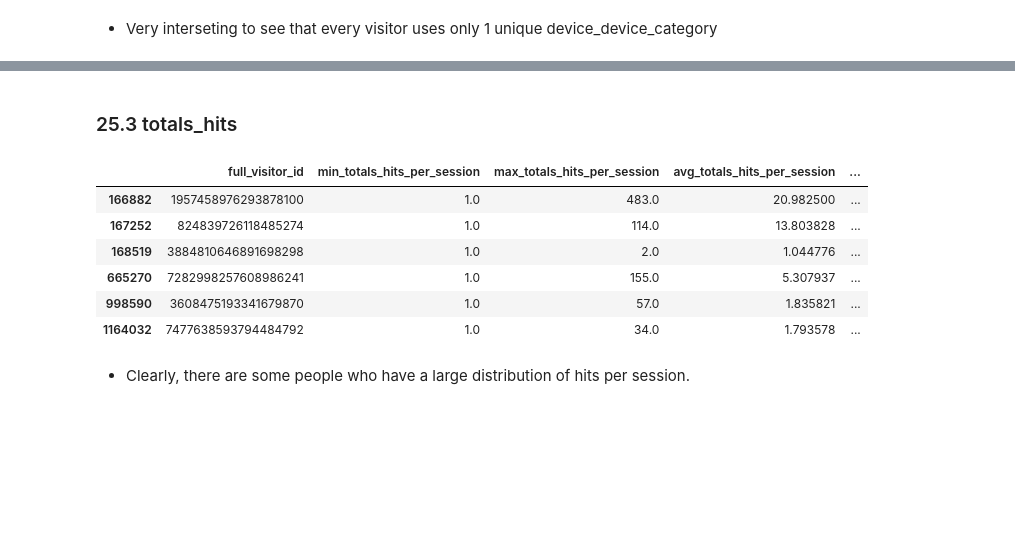
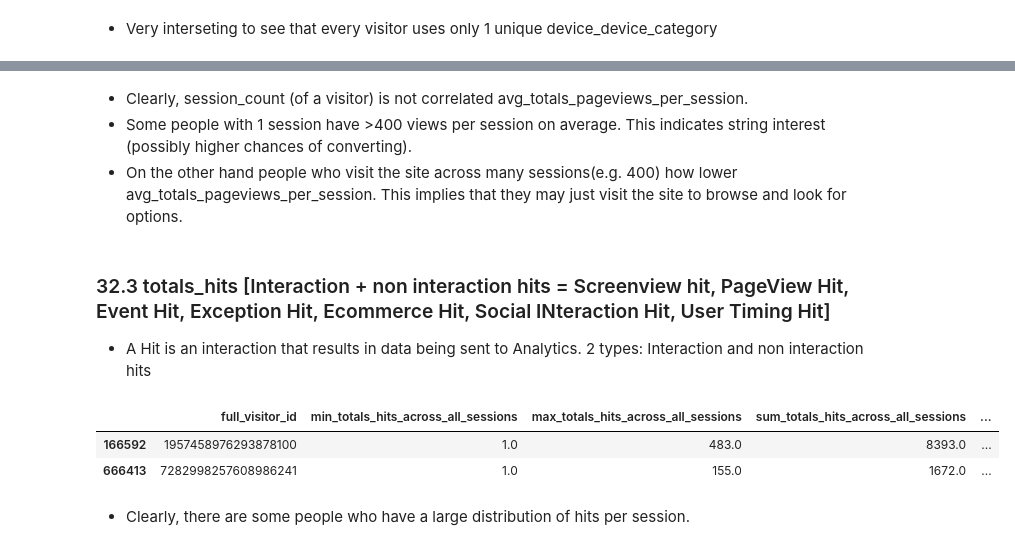
Before and after one commit to hardiksahi/MachineLearning, a Jupyter notebook: kaggle/google-analytics-propensity/notebooks/1_EDA.ipynb, the cells around one changed output, grey strips where cells are left out. Drawn from its saved outputs; the diff is of its cells as text; code cells hidden in the pictures; blank space fills up the shorter version.

```diff
--- a/kaggle/google-analytics-propensity/notebooks/1_EDA.ipynb
+++ b/kaggle/google-analytics-propensity/notebooks/1_EDA.ipynb
@@ -257,11 +257,15 @@ def get_separator_separated_values_for_column(con, table_name, count_column_name
         res_df = con.execute(f"select {group_by_column_name}, array_to_string(list_sort(string_split(STRING_AGG(DISTINCT({count_column_name}), '{separator}'), '{separator}')), '{separator}') AS concatenated_unique_{count_column_name} from {table_name} group by {group_by_column_name}").df()
         return res_df
 # %%
-def get_aggregates_for_numerical_variable_using_groupby_column(con, table_name, numeric_column_name, group_by_column_list, is_per_session=True):
-    if isinstance(group_by_column_list, list):
-        group_by_column_name = ','.join(group_by_column_list)
-    if is_per_session:
-        return con.execute(f"select {group_by_column_name}, min(CAST({numeric_column_name} AS DOUBLE)) AS min_{numeric_column_name}_per_session, max(CAST({numeric_column_name} AS DOUBLE)) AS max_{numeric_column_name}_per_session, avg(CAST({numeric_column_name} AS DOUBLE)) AS avg_{numeric_column_name}_per_session, median(CAST({numeric_column_name} AS DOUBLE)) AS median_{numeric_column_name}_per_session, COUNT(*) AS row_count from {table_name} group by {group_by_column_name};").df()
+# def get_aggregates_for_numerical_variable_using_groupby_column(con, table_name, numeric_column_name, group_by_column_list, analysis_type='session'):
+#     if isinstance(group_by_column_list, list):
+#         group_by_column_name = ','.join(group_by_column_list)
+#     if analysis_type == 'session':
+#         ## Step 1: Get session level data
+#         ##con.execute(f"select full_visitor_id, unique_session_identifier, sum(CAST(totals_visits AS DOUBLE)) AS tt from intermediate_train_data group by full_visitor_id, unique_session_identifier;").df()
+#         return con.execute(f"select {group_by_column_name}, min(CAST({numeric_column_name} AS DOUBLE)) AS min_{numeric_column_name}_per_session, max(CAST({numeric_column_name} AS DOUBLE)) AS max_{numeric_column_name}_per_session, SUM(CAST({numeric_column_name} AS DOUBLE)) AS sum_{numeric_column_name}, AVG(COALESCE(CAST({numeric_column_name} AS DOUBLE), 0)) AS avg_{numeric_column_name}_per_session, median(CAST({numeric_column_name} AS DOUBLE)) AS median_{numeric_column_name}_per_session, COUNT(visit_number) AS session_count from {table_name} group by {group_by_column_name};").df()
+#     elif analysis_type == 'store_visit':
+#         return con.execute(f"select {group_by_column_name}, min(CAST({numeric_column_name} AS DOUBLE)) AS min_{numeric_column_name}_per_session, max(CAST({numeric_column_name} AS DOUBLE)) AS max_{numeric_column_name}_per_session, SUM(CAST({numeric_column_name} AS DOUBLE)) AS sum_{numeric_column_name}, AVG(COALESCE(CAST({numeric_column_name} AS DOUBLE), 0)) AS avg_{numeric_column_name}_per_session, median(CAST({numeric_column_name} AS DOUBLE)) AS median_{numeric_column_name}_per_session, COUNT(visit_number) AS session_count from {table_name} group by {group_by_column_name};").df()
 # %% [markdown]
 ## Create a connection to duckdb file and register intermediate data that is the result of handle_raw_data pipeline
 # %%
@@ -659 +871,9 @@ Note: Contrary to popular belief, high page views don’t always mean you’re r
+# %%
+def get_aggregates_for_numerical_variable_using_groupby_column(con, table_name, numeric_column_name, analysis_type='session'):
+    if analysis_type == 'session':
+        ## Step 1: Get session level data
+        session_df_query = f"(select full_visitor_id, unique_session_identifier, SUM({numeric_column_name}) AS {numeric_column_name} from {table_name} GROUP BY full_visitor_id, unique_session_identifier) "
+        return con.execute(f"select full_visitor_id, min({numeric_column_name}) AS min_{numeric_column_name}_across_all_sessions, max({numeric_column_name}) AS max_{numeric_column_name}_across_all_sessions, SUM({numeric_column_name}) AS sum_{numeric_column_name}_across_all_sessions, AVG(COALESCE({numeric_column_name}, 0)) AS avg_{numeric_column_name}_across_all_sessions, median({numeric_column_name}) AS median_{numeric_column_name}_across_all_sessions, COUNT(unique_session_identifier) AS session_count from {session_df_query} group by full_visitor_id;").df()
+    # elif analysis_type == 'store_visit':
+    #     return con.execute(f"select {group_by_column_name}, min(CAST({numeric_column_name} AS DOUBLE)) AS min_{numeric_column_name}_per_session, max(CAST({numeric_column_name} AS DOUBLE)) AS max_{numeric_column_name}_per_session, SUM(CAST({numeric_column_name} AS DOUBLE)) AS sum_{numeric_column_name}, AVG(COALESCE(CAST({numeric_column_name} AS DOUBLE), 0)) AS avg_{numeric_column_name}_per_session, median(CAST({numeric_column_name} AS DOUBLE)) AS median_{numeric_column_name}_per_session, COUNT(visit_number) AS session_count from {table_name} group by {group_by_column_name};").df()
 # %%
@@ -746,17 +960,21 @@ totals_pageviews_per_user_aggregates_df[totals_pageviews_per_user_aggregates_df.
+# %% [markdown]
+- Clearly, session_count (of a visitor) is not correlated avg_totals_pageviews_per_session.
+- Some people with 1 session have >400 views per session on average. This indicates string interest (possibly higher chances of converting).
+- On the other hand people who visit the site across many sessions(e.g. 400) how lower avg_totals_pageviews_per_session. This implies that they may just visit the site to browse and look for options.
 # %% [markdown]
-### 25.3 totals_hits
+### 32.3 totals_hits [Interaction + non interaction hits = Screenview hit, PageView Hit, Event Hit, Exception Hit, Ecommerce Hit, Social INteraction Hit, User Timing Hit]
+- A Hit is an interaction that results in data being sent to Analytics. 2 types: Interaction and non interaction hits
 # %%
-totals_hits_per_user_aggregates_df = get_aggregates_for_numerical_variable_using_groupby_column(con, 'intermediate_train_data', 'totals_hits', ['full_visitor_id'])
+totals_hits_per_user_aggregates_df = get_aggregates_for_numerical_variable_using_groupby_column(con, 'primary_clean_train_data', 'totals_hits', analysis_type='session')
+# %%
+totals_hits_per_user_aggregates_df.loc[:, 'session_type'] = 'single'
+totals_hits_per_user_aggregates_df.loc[totals_hits_per_user_aggregates_df.session_count>1, 'session_type'] = 'multiple'
 # %%
-totals_hits_per_user_aggregates_df[totals_hits_per_user_aggregates_df.row_count>200]
+totals_hits_per_user_aggregates_df[totals_hits_per_user_aggregates_df.session_count>300]
 # %% [output]
-|  | full_visitor_id | min_totals_hits_per_session | max_totals_hits_per_session | avg_totals_hits_per_session | ... |
-| 166882 | 1957458976293878100 | 1.0 | 483.0 | 20.982500 | ... |
-| 167252 | 824839726118485274 | 1.0 | 114.0 | 13.803828 | ... |
-| 168519 | 3884810646891698298 | 1.0 | 2.0 | 1.044776 | ... |
-| 665270 | 7282998257608986241 | 1.0 | 155.0 | 5.307937 | ... |
-| 998590 | 3608475193341679870 | 1.0 | 57.0 | 1.835821 | ... |
-| 1164032 | 7477638593794484792 | 1.0 | 34.0 | 1.793578 | ... |
+|  | full_visitor_id | min_totals_hits_across_all_sessions | max_totals_hits_across_all_sessions | sum_totals_hits_across_all_sessions | ... |
+| 166592 | 1957458976293878100 | 1.0 | 483.0 | 8393.0 | ... |
+| 666413 | 7282998257608986241 | 1.0 | 155.0 | 1672.0 | ... |
 # %% [markdown]
 - Clearly, there are some people who have a large distribution of hits per session.
 # %%
```
Also changed, not shown: parts of 266 cells of this notebook, 16 other files.
